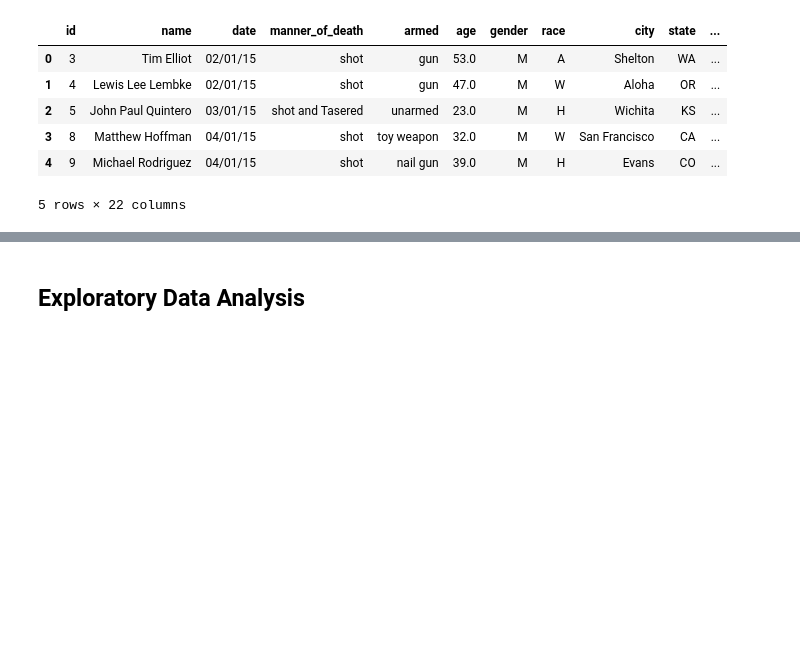
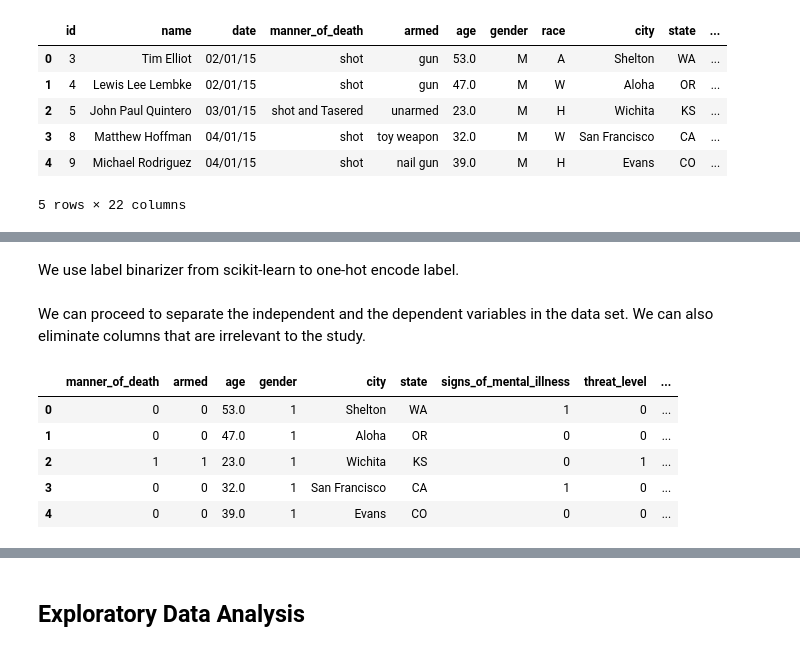
Before and after one commit to csauyong/police-brutality, a Jupyter notebook: analysis.ipynb, the cells around one changed output, grey strips where cells are left out. Drawn from its saved outputs; the diff is of its cells as text; code cells hidden in the pictures; blank space fills up the shorter version.

Commit message:
Recoded variables and added EDA.

```diff
--- a/analysis.ipynb
+++ b/analysis.ipynb
@@ -127,0 +183,2 @@ train.head()
+# %% [markdown]
+We use label binarizer from scikit-learn to one-hot encode label.
@@ -127,0 +188,2 @@ train.head()
+# %% [markdown]
+We can proceed to separate the independent and the dependent variables in the data set. We can also eliminate columns that are irrelevant to the study.
@@ -127,0 +193,9 @@ train.head()
+# %%
+x_train.head()
+# %% [output]
+|  | manner_of_death | armed | age | gender | city | state | signs_of_mental_illness | threat_level | ... |
+| 0 | 0 | 0 | 53.0 | 1 | Shelton | WA | 1 | 0 | ... |
+| 1 | 0 | 0 | 47.0 | 1 | Aloha | OR | 0 | 0 | ... |
+| 2 | 1 | 1 | 23.0 | 1 | Wichita | KS | 0 | 1 | ... |
+| 3 | 0 | 0 | 32.0 | 1 | San Francisco | CA | 1 | 0 | ... |
+| 4 | 0 | 0 | 39.0 | 1 | Evans | CO | 0 | 0 | ... |
```
Also changed, not shown: parts of 15 cells of this notebook.
